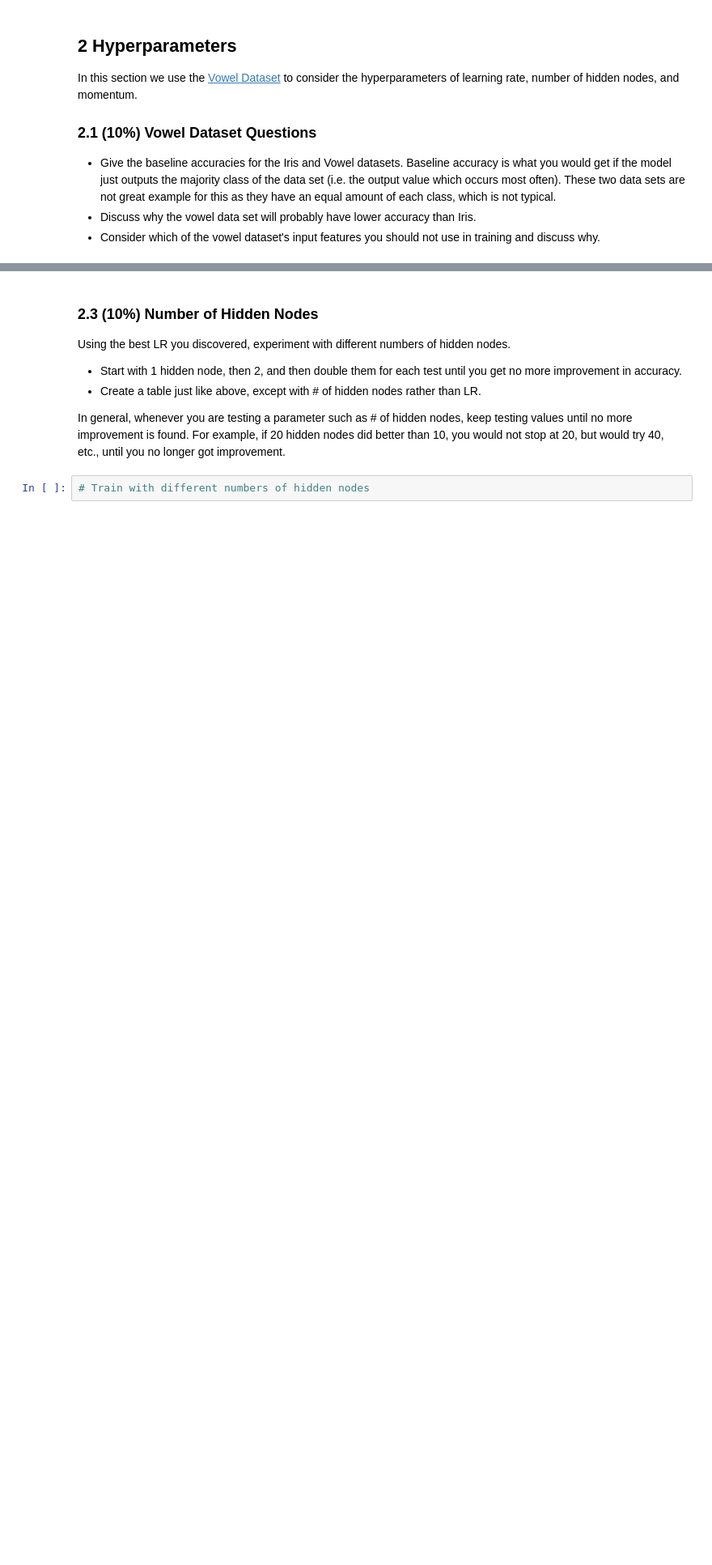
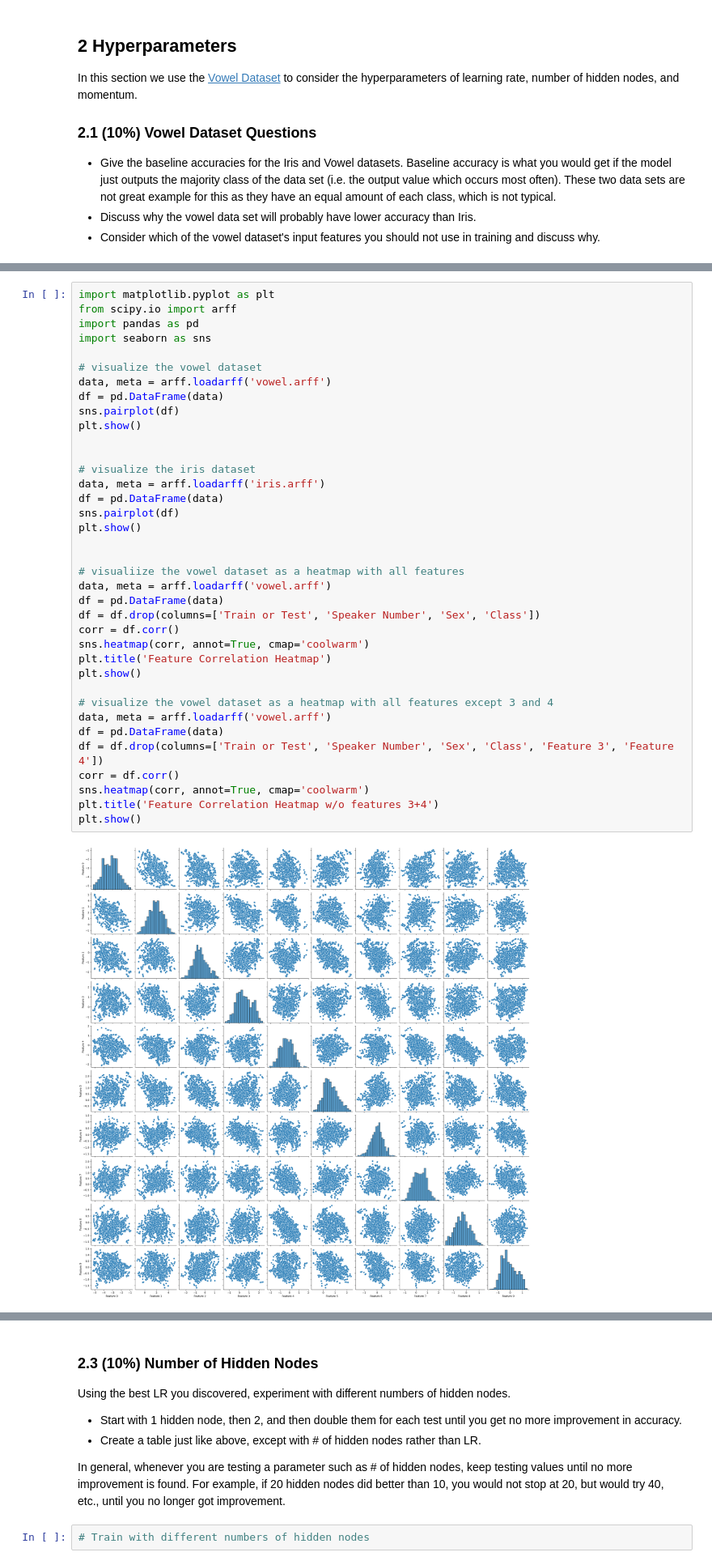
Before and after one commit to tchild1/CS-270-Intro-to-Machine-Learning, a Jupyter notebook: backpropagation/Backpropagation Lab.ipynb, the cells around one changed output, grey strips where cells are left out. Shown at 81% size. Saved outputs shown, nothing was run; the diff lists cells and outputs as text; blank space fills up the shorter version.

```diff
--- a/backpropagation/Backpropagation Lab.ipynb
+++ b/backpropagation/Backpropagation Lab.ipynb
@@ -274,0 +273,39 @@ In this section we use the [Vowel Dataset](https://raw.githubusercontent.com/cs4
+# %%
+import matplotlib.pyplot as plt
+from scipy.io import arff
+import pandas as pd
+import seaborn as sns
+
+# visualize the vowel dataset
+data, meta = arff.loadarff('vowel.arff')
+df = pd.DataFrame(data)
+sns.pairplot(df)
+plt.show()
+
+
+# visualize the iris dataset
+data, meta = arff.loadarff('iris.arff')
+df = pd.DataFrame(data)
+sns.pairplot(df)
+plt.show()
+
+
+# visualiize the vowel dataset as a heatmap with all features
+data, meta = arff.loadarff('vowel.arff')
+df = pd.DataFrame(data)
+df = df.drop(columns=['Train or Test', 'Speaker Number', 'Sex', 'Class'])
+corr = df.corr()
+sns.heatmap(corr, annot=True, cmap='coolwarm')
+plt.title('Feature Correlation Heatmap')
+plt.show()
+
+# visualize the vowel dataset as a heatmap with all features except 3 and 4
+data, meta = arff.loadarff('vowel.arff')
+df = pd.DataFrame(data)
+df = df.drop(columns=['Train or Test', 'Speaker Number', 'Sex', 'Class', 'Feature 3', 'Feature 4'])
+corr = df.corr()
+sns.heatmap(corr, annot=True, cmap='coolwarm')
+plt.title('Feature Correlation Heatmap w/o features 3+4')
+plt.show()
+# %% [output]
+[figure, added]
```
Also changed, not shown: parts of 8 cells of this notebook, 1 other file.
